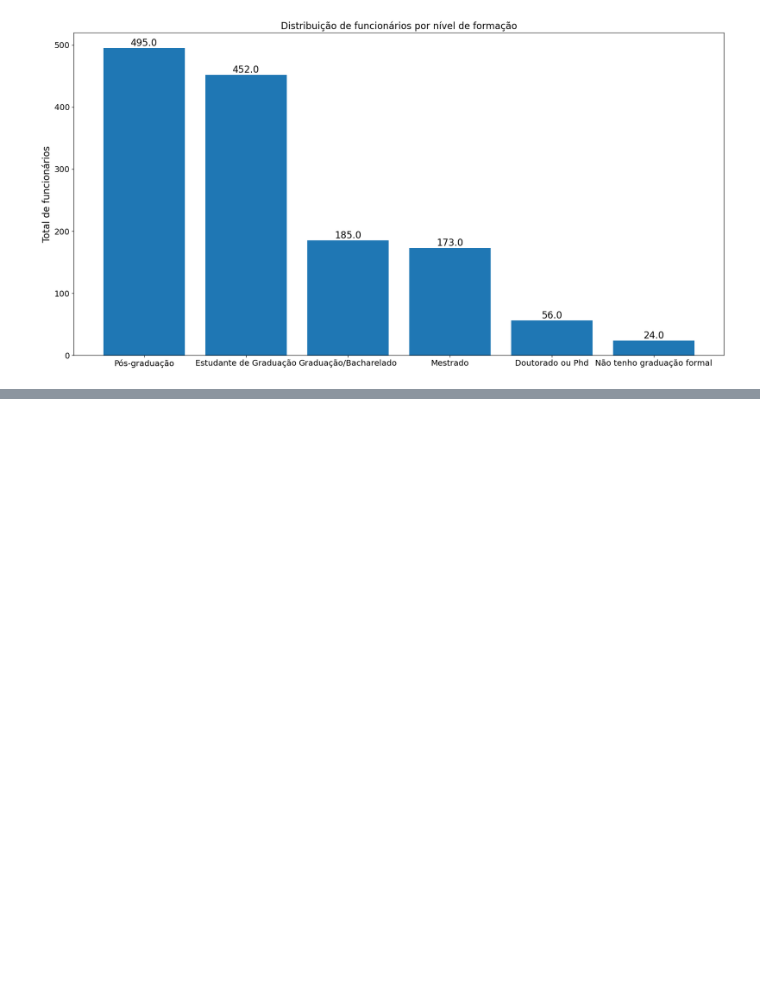
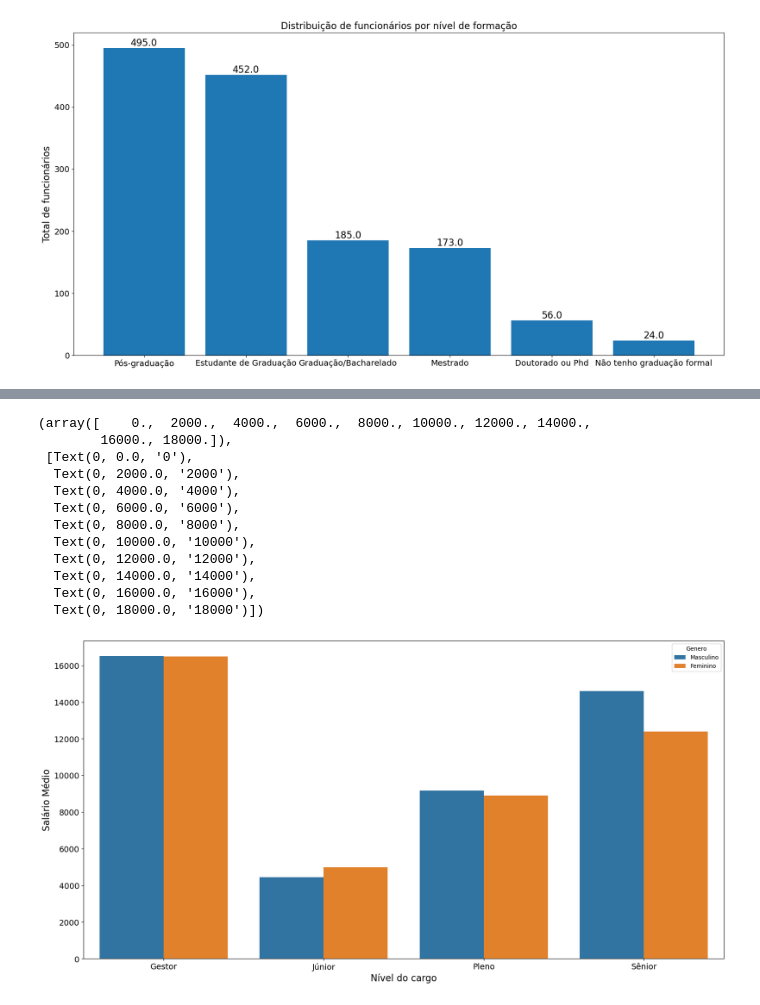
Before and after one commit to DiegoHartwig/dados-pandas-seaborn-matplotlib, a Jupyter notebook: dados-pandas-seaborn-matplotlib.ipynb, the cells around one changed output, grey strips where cells are left out. Cells and saved outputs as stored; diff of their text form; code cells hidden in the pictures; blank space fills up the shorter version.

```diff
--- a/dados-pandas-seaborn-matplotlib.ipynb
+++ b/dados-pandas-seaborn-matplotlib.ipynb
@@ -261,0 +356,5 @@ plt.bar_label(grafico_2, fmt="%.01f", size=16, label_type="edge");
+# %%
+# Agrupamento por gênero e nível do cargo - Júnior, Pleno, Sênior e Gestão
+# Cálculo da média por nível do cargo e gênero
+media_nivel_cargo = dados.groupby(['Genero', 'Nivel'])['Faixa Salarial – numero'].mean()
+media_nivel_cargo.head()
@@ -261,0 +369,4 @@ plt.bar_label(grafico_2, fmt="%.01f", size=16, label_type="edge");
+# %%
+# Utilizando a função reset_index para criar uma ordem e facilitar a criação do gráfico
+media_nivel_cargo = media_nivel_cargo.reset_index(name='Salario Medio')
+media_nivel_cargo.head()
@@ -261,0 +380,26 @@ plt.bar_label(grafico_2, fmt="%.01f", size=16, label_type="edge");
+# %%
+# Visualizando a média salarial por nível do cargo
+plt.figure(figsize=(20,10))
+sns.barplot(x='Nivel', y='Salario Medio', hue='Genero', data=media_nivel_cargo, hue_order=['Masculino', 'Feminino'])
+
+# Nomeando os eixos
+plt.ylabel('Salário Médio', fontsize = 16)
+plt.xlabel('Nível do cargo', fontsize = 16)
+
+# Aumentar o tamanho do texto dos eixos
+plt.xticks(fontsize = 14)
+plt.yticks(fontsize = 14)
+# %% [output]
+(array([    0.,  2000.,  4000.,  6000.,  8000., 10000., 12000., 14000.,
+        16000., 18000.]),
+ [Text(0, 0.0, '0'),
+  Text(0, 2000.0, '2000'),
+  Text(0, 4000.0, '4000'),
+  Text(0, 6000.0, '6000'),
+  Text(0, 8000.0, '8000'),
+  Text(0, 10000.0, '10000'),
+  Text(0, 12000.0, '12000'),
+  Text(0, 14000.0, '14000'),
+  Text(0, 16000.0, '16000'),
+  Text(0, 18000.0, '18000')])
+[figure, added]
```
Also changed, not shown: parts of 19 cells of this notebook.
